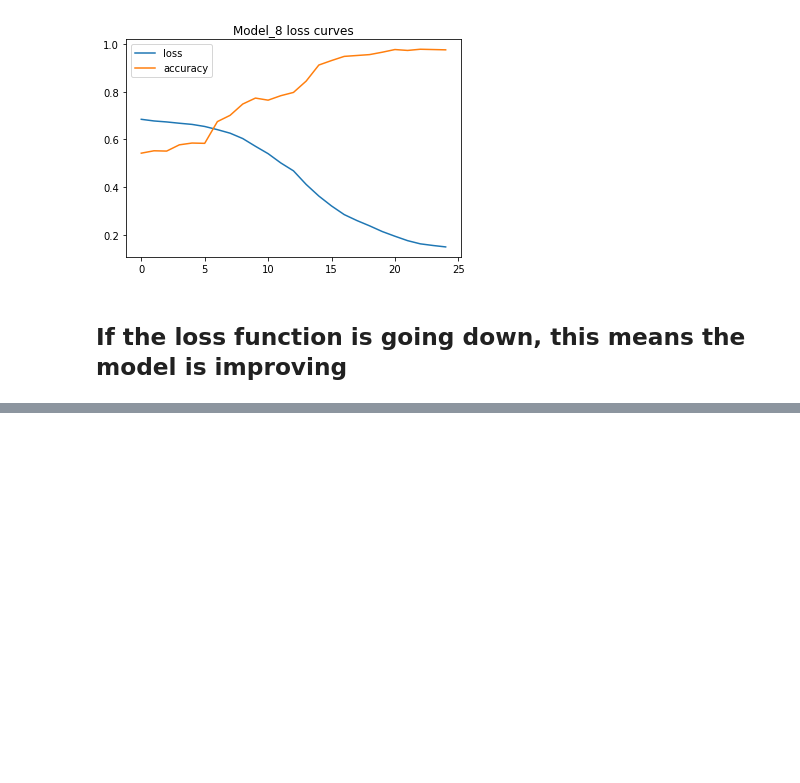
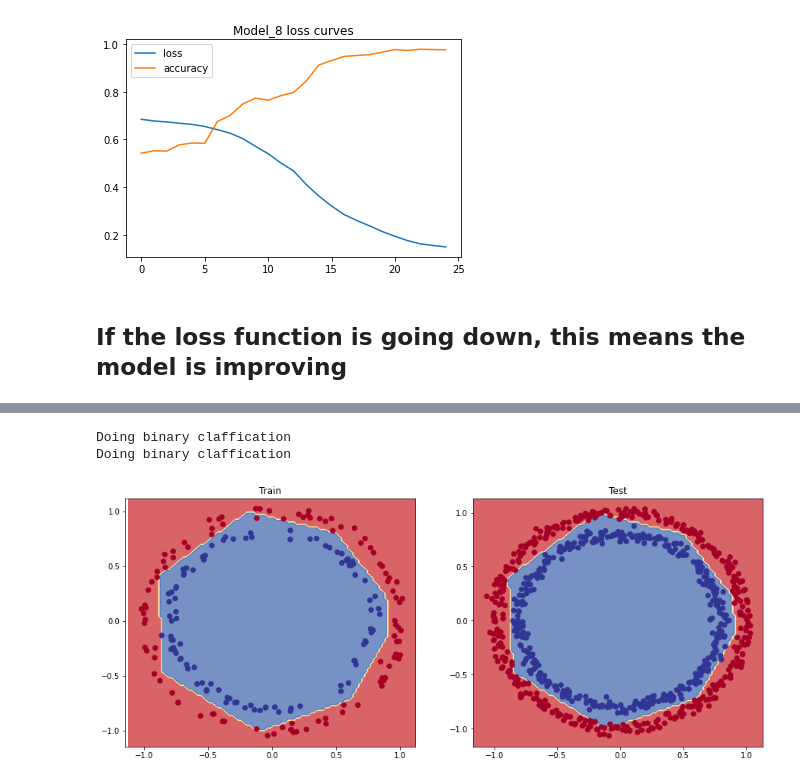
Before and after one commit to Kgs-Mathaba/TensorFlow_DC_ZTM, a Jupyter notebook: 02_neural_network_classification_with_tensorflow.ipynb, the cells around one changed output, grey strips where cells are left out. Saved outputs shown, nothing was run; the diff lists cells and outputs as text; code cells hidden in the pictures; blank space fills up the shorter version.

```diff
--- a/02_neural_network_classification_with_tensorflow.ipynb
+++ b/02_neural_network_classification_with_tensorflow.ipynb
@@ -801,0 +933,14 @@ Text(0.5, 1.0, 'Model_8 loss curves')
+# %%
+# decision boundaries for the test and train sets
+plt.figure(figsize=(15,6))
+plt.subplot(1,2,1)
+plt.title('Train')
+plot_decision_boundary(model=model_10, X=X_test, y=y_test)
+plt.subplot(1,2,2)
+plt.title('Test')
+plot_decision_boundary(model=model_10, X=X_train, y=y_train)
+plt.show()
+# %% [output]
+Doing binary claffication
+Doing binary claffication
+[figure, added]
```
Also changed, not shown: parts of 65 cells of this notebook.
